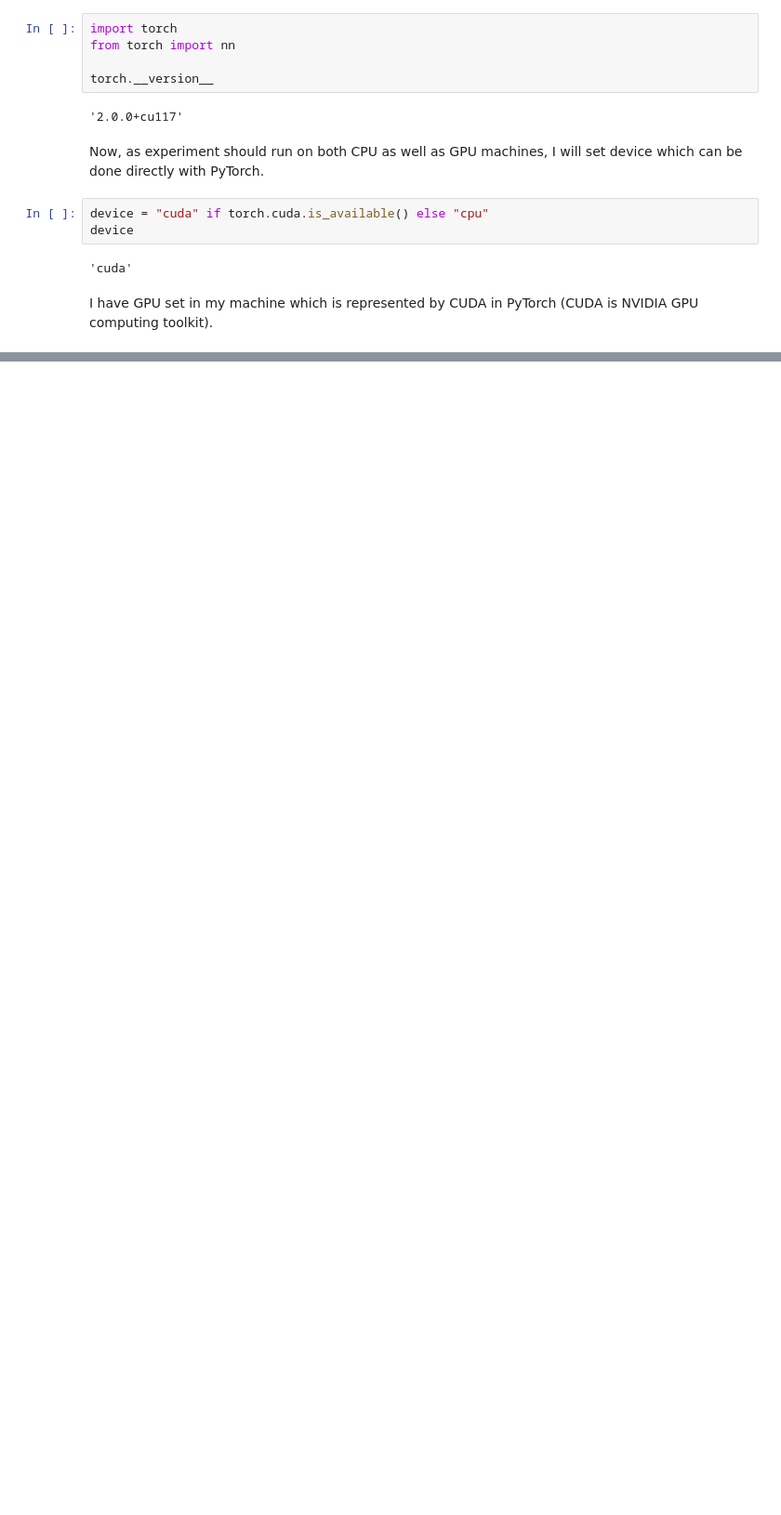
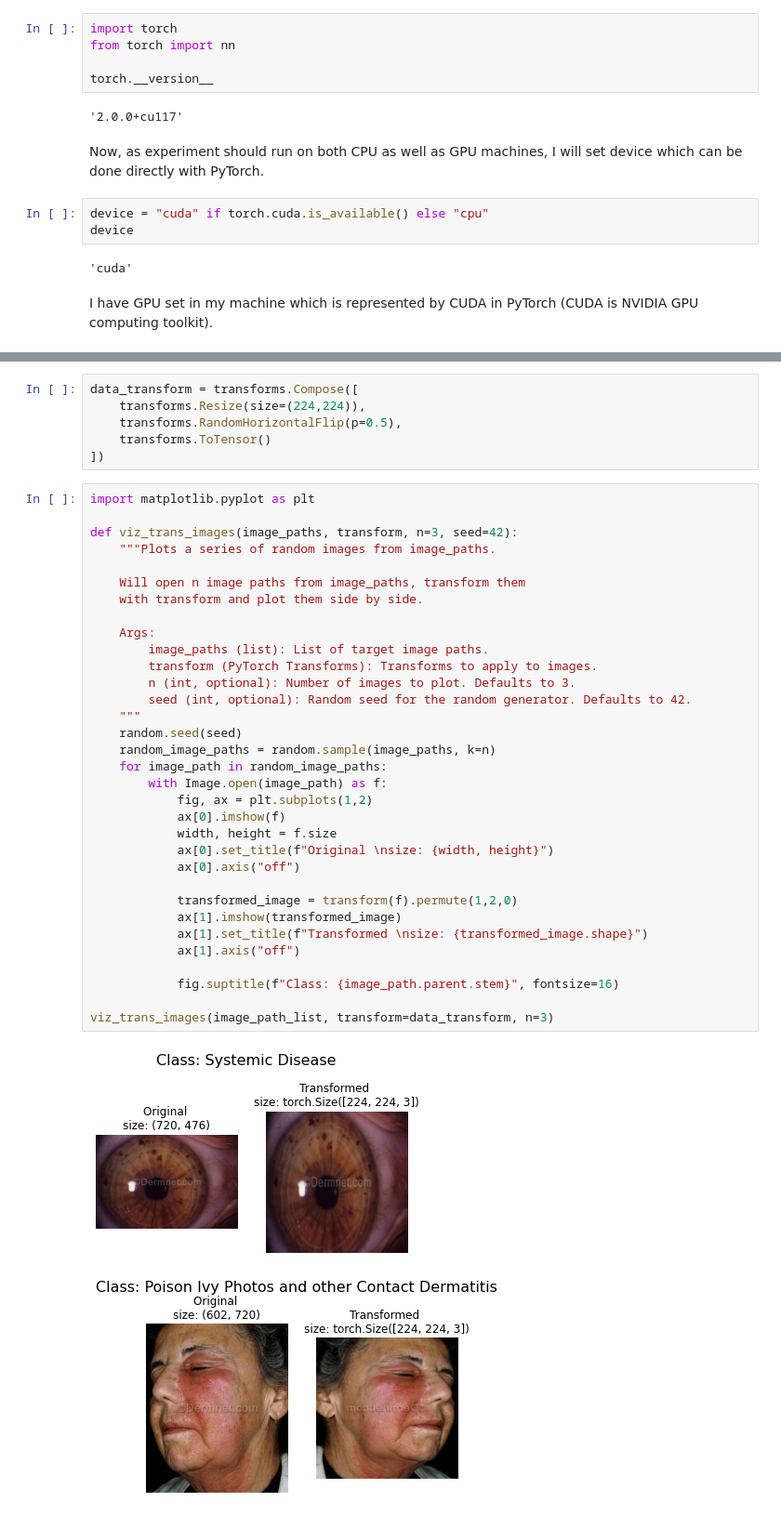
Before and after one commit to Siddharth1India/Skin-diseases-prediction-using-deep-neural-networks, a Jupyter notebook: experiment_1.ipynb, the cells around one changed output, grey strips where cells are left out. Shown at 93% size. Drawn from its saved outputs; the diff is of its cells as text; blank space fills up the shorter version.

```diff
--- a/experiment_1.ipynb
+++ b/experiment_1.ipynb
@@ -35,0 +163,42 @@ I have GPU set in my machine which is represented by CUDA in PyTorch (CUDA is NV
+# %%
+data_transform = transforms.Compose([
+    transforms.Resize(size=(224,224)),
+    transforms.RandomHorizontalFlip(p=0.5),
+    transforms.ToTensor()
+])
+# %%
+import matplotlib.pyplot as plt
+
+def viz_trans_images(image_paths, transform, n=3, seed=42):
+    """Plots a series of random images from image_paths.
+
+    Will open n image paths from image_paths, transform them
+    with transform and plot them side by side.
+
+    Args:
+        image_paths (list): List of target image paths.
+        transform (PyTorch Transforms): Transforms to apply to images.
+        n (int, optional): Number of images to plot. Defaults to 3.
+        seed (int, optional): Random seed for the random generator. Defaults to 42.
+    """
+    random.seed(seed)
+    random_image_paths = random.sample(image_paths, k=n)
+    for image_path in random_image_paths:
+        with Image.open(image_path) as f:
+            fig, ax = plt.subplots(1,2)
+            ax[0].imshow(f)
+            width, height = f.size
+            ax[0].set_title(f"Original \nsize: {width, height}")
+            ax[0].axis("off")
+
+            transformed_image = transform(f).permute(1,2,0)
+            ax[1].imshow(transformed_image)
+            ax[1].set_title(f"Transformed \nsize: {transformed_image.shape}")
+            ax[1].axis("off")
+
+            fig.suptitle(f"Class: {image_path.parent.stem}", fontsize=16)
+
+viz_trans_images(image_path_list, transform=data_transform, n=3)
+# %% [output]
+[figure, added]
+[figure, added]
```
Also changed, not shown: parts of 16 cells of this notebook.
